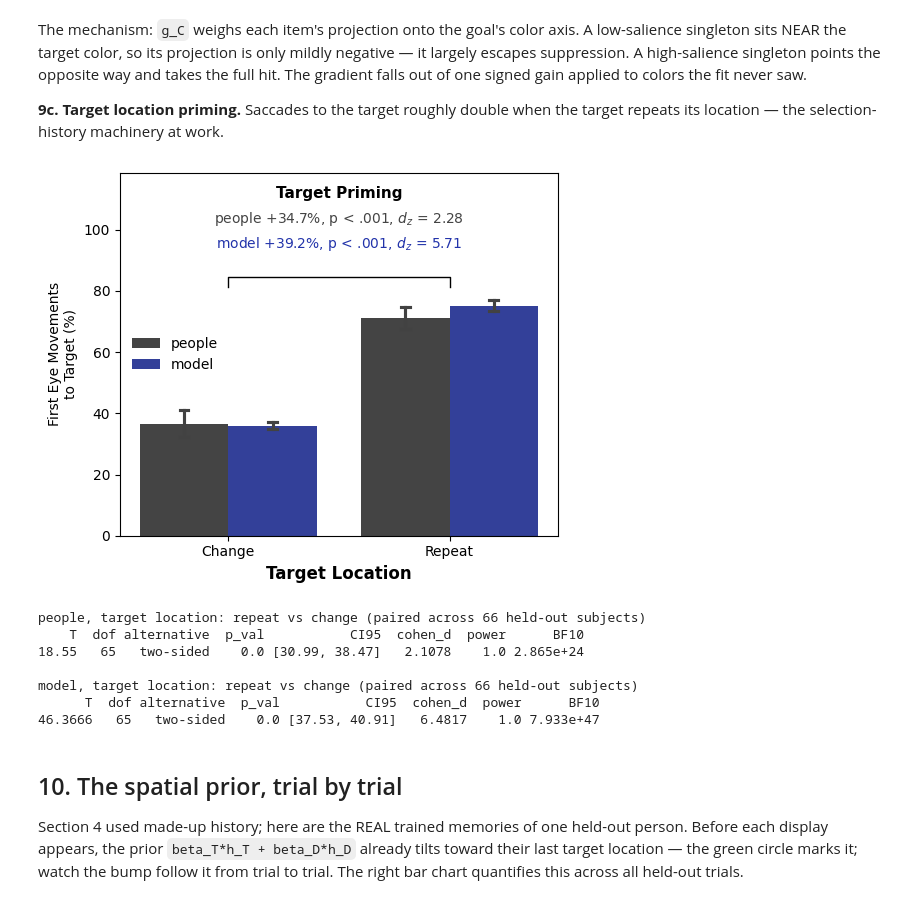
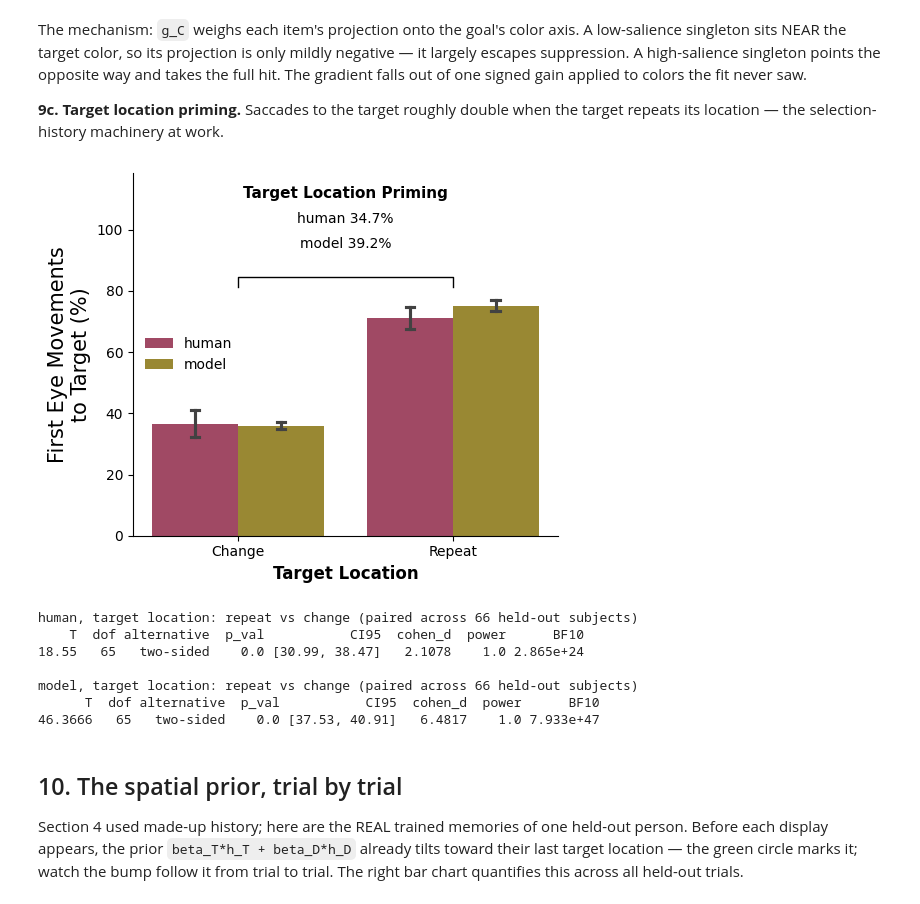
Before and after one commit to HanZhang-psych/Ego-Spatial-Sense, a Jupyter notebook: Visual-Search/tutorial_visual_search.ipynb, the cells around one changed output. Saved outputs shown, nothing was run; the diff lists cells and outputs as text; code cells hidden in the pictures.

```diff
--- a/Visual-Search/tutorial_visual_search.ipynb
+++ b/Visual-Search/tutorial_visual_search.ipynb
@@ -1059,67 +1054,65 @@ sim2 = torch.multinomial(prob, 1, generator=gen2).squeeze(1)
 simch2 = torch.zeros(N, 6); simch2[torch.arange(N), sim2] = 1
 
 def priming_panel(ax, m_change, m_repeat, pick, effect_name, what):
-    """Paper-style priming panel: Change vs Repeat bars (people +
+    """Paper-style priming panel: Change vs Repeat bars (subjects +
     model from the regenerated saccades), per-subject means over
-    held-out people; seaborn computes the bootstrapped 95% CIs.
+    held-out subjects; seaborn computes the bootstrapped 95% CIs.
     Bracket: effect (repeat - change), p, and d_z from a paired
     t-test across subjects."""
     fr_ = {}
     for cond, m_ in (("Change", m_change), ("Repeat", m_repeat)):
         d_ = pd.DataFrame(dict(
             si=tt["si"][m_].numpy(),
-            people=(chose[m_] * pick[m_]).sum(1).numpy(),
+            human=(chose[m_] * pick[m_]).sum(1).numpy(),
             model=(simch2[m_] * pick[m_]).sum(1).numpy()))
         fr_[cond] = d_.groupby("si").mean() * 100
     both = fr_["Change"].join(fr_["Repeat"], lsuffix="_ch",
                               rsuffix="_rep").dropna()
     tests_ = {src_: pg.ttest(both[src_ + "_rep"], both[src_ + "_ch"],
-                             paired=True) for src_ in ("people", "model")}
+                             paired=True) for src_ in ("human", "model")}
     long_ = pd.concat([fr.loc[both.index].reset_index().assign(cond=cond)
                        for cond, fr in fr_.items()])
     long_ = long_.melt(id_vars=["si", "cond"], var_name="source",
                        value_name="rate")
     sns.barplot(data=long_, x="cond", y="rate", hue="source",
                 order=["Change", "Repeat"],
-                hue_order=["people", "model"],
-                palette={"people": "#444444", "model": "#2233aa"},
+                hue_order=["human", "model"],
+                palette={"human": "#AE3B5F", "model": "#aa9322"},
                 errorbar=("ci", 95), n_boot=10000, seed=0,
                 capsize=0.08, ax=ax)
     top = long_.groupby(["cond", "source"]).rate.mean().max() * 1.08
     ax.plot([0, 0, 1, 1], [top, top * 1.04, top * 1.04, top],
             "k-", lw=1)
     ax.text(0.5, top * 1.36, effect_name, ha="center", fontsize=11,
             fontweight="bold")
-    for k, (src_, c_) in enumerate((("people", "#444444"),
-                                    ("model", "#2233aa"))):
-        t_ = tests_[src_]
+    for k, src_ in enumerate(("human", "model")):
         eff = both[src_ + "_rep"].mean() - both[src_ + "_ch"].mean()
-        dz = abs(t_["T"].iloc[0]) / np.sqrt(len(both))
         ax.text(0.5, top * (1.26 - 0.10 * k),
-                f"{src_} {eff:+.1f}%, {p_str(t_)}, $d_z$ = {dz:.2f}",
-                ha="center", fontsize=10, color=c_)
+                f"{src_} {eff:.1f}%",
+                ha="center", fontsize=10)
     ax.set_xlabel(what, fontsize=12, fontweight="bold")
-    ax.set_ylabel(f"First Eye Movements\nto {what.split()[0]} (%)")
+    ax.set_ylabel(f"First Eye Movements\nto {what.split()[0]} (%)", fontsize=15)
     ax.set_ylim(0, top * 1.46)
     return tests_, len(both)
 
 fig, ax = plt.subplots(figsize=(5.4, 4.4))
 tr = test & first & torch.tensor(sacc2.prevT.values == sacc.targLoc.values)
 tc_ = test & first & torch.tensor((sacc2.prevT.values != sacc.targLoc.values)
                                   & ~np.isnan(sacc2.prevT.values))
-tests_T, nT = priming_panel(ax, tc_, tr, isT, "Target Priming",
+tests_T, nT = priming_panel(ax, tc_, tr, isT, "Target Location Priming",
                             "Target Location")
 ax.legend(loc="center left", frameon=False, title=None)
+ax.spines[["top", "right"]].set_visible(False)
 plt.tight_layout()
 plt.show()
 
-for src_ in ("people", "model"):
+for src_ in ("human", "model"):
     print(f"{src_}, target location: repeat vs change "
           f"(paired across {nT} held-out subjects)")
     print(tests_T[src_].round(4).to_string(index=False), "\n")
 # %% [output]
-[figure, old version]
+[figure, new version]
-people, target location: repeat vs change (paired across 66 held-out subjects)
+human, target location: repeat vs change (paired across 66 held-out subjects)
     T  dof alternative  p_val           CI95  cohen_d  power      BF10
 18.55   65   two-sided    0.0 [30.99, 38.47]   2.1078    1.0 2.865e+24
 
```
Also changed, not shown: parts of 3 cells of this notebook.
